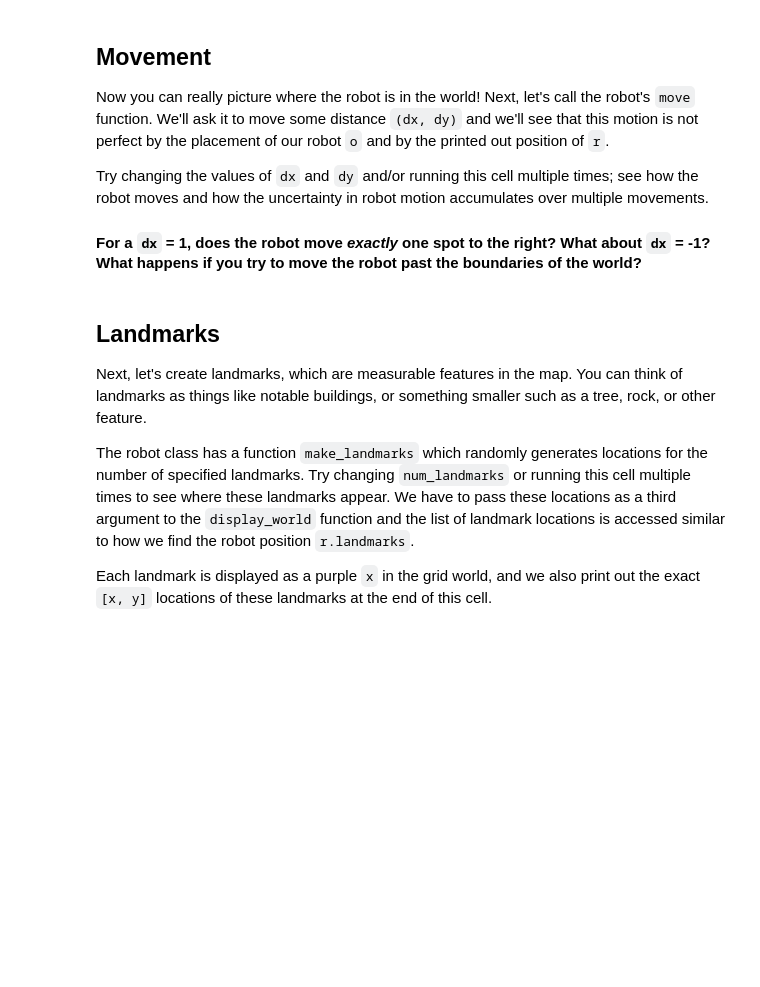
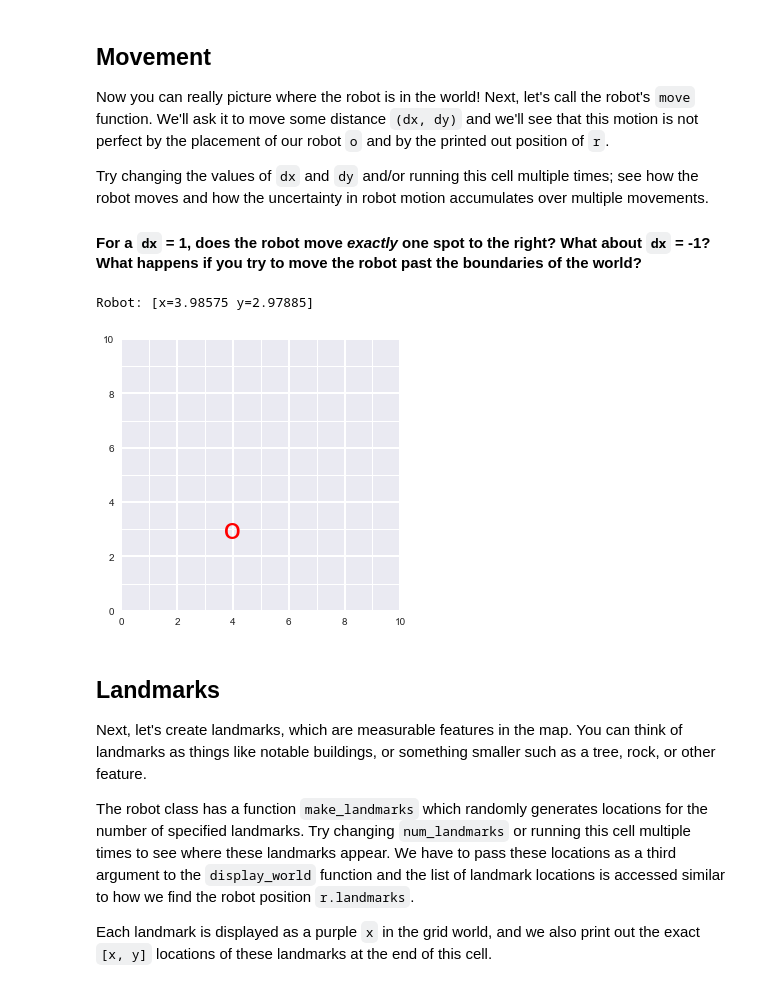
Before and after one commit to fabiopk/SLAM, a Jupyter notebook: 1. Robot Moving and Sensing.ipynb, the cells around one changed output. Saved outputs shown, nothing was run; the diff lists cells and outputs as text; code cells hidden in the pictures; blank space fills up the shorter version.

```diff
--- a/1. Robot Moving and Sensing.ipynb
+++ b/1. Robot Moving and Sensing.ipynb
@@ -98,15 +98,13 @@ class robot:
 
             lx, ly = lm
 
-            dx = self.x - lx  + self.rand() * self.measurement_noise
-            dy = self.y - ly  + self.rand() * self.measurement_noise
+            dx = lx - self.x  + self.rand() * self.measurement_noise
+            dy = ly - self.y  + self.rand() * self.measurement_noise
 
             if abs(dx) > self.measurement_range or abs(dy) > self.measurement_range:
                 continue
 
             measurements.append((i, dx, dy))
-
-
 
         ## TODO: return the final, complete list of measurements
         return measurements
@@ -170,16 +173,19 @@ Try changing the values of `dx` and `dy` and/or running this cell multiple times
 #### For a `dx` = 1, does the robot move *exactly* one spot to the right? What about `dx` = -1? What happens if you try to move the robot past the boundaries of the world?
 # %%
 # choose values of dx and dy (negative works, too)
-dx = 1
-dy = 2
+dx = -1
+dy = -2
 r.move(dx, dy)
 
 # print out the exact location
 print(r)
 
 # display the world after movement, not that this is the same call as before
 # the robot tracks its own movement
 display_world(int(world_size), [r.x, r.y])
+# %% [output]
+Robot: [x=3.98575 y=2.97885]
+[figure, added]
 # %% [markdown]
 ## Landmarks
 
```
Also changed, not shown: parts of 6 cells of this notebook.
